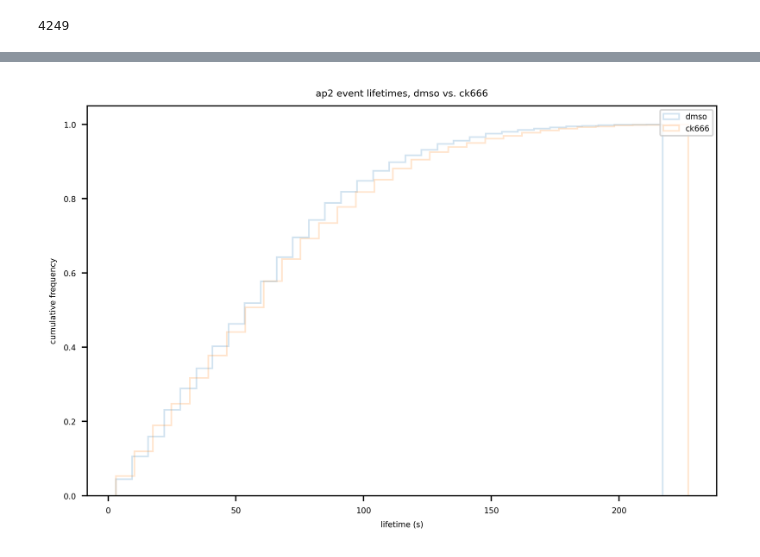
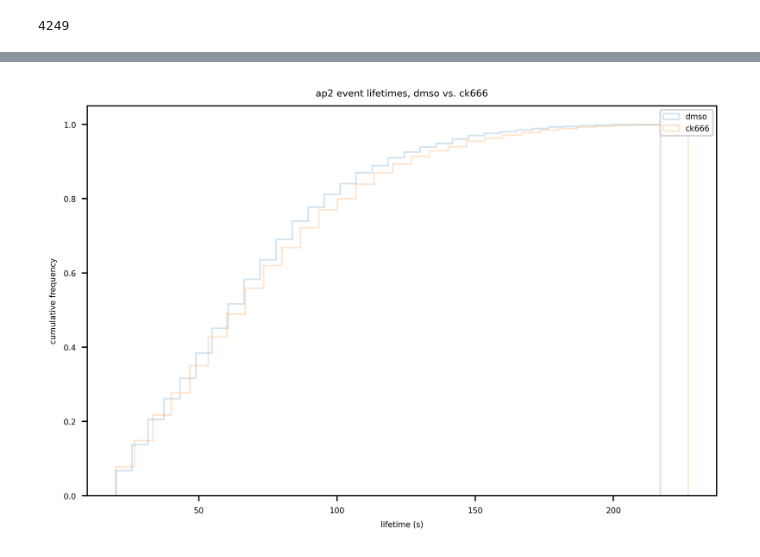
Before and after one commit to DrubinBarnes/Jin_Shirazinejad_et_al_branched_actin_manuscript, a Jupyter notebook: analysis/simplified_workflow_20220211/nb08d_compare_dmso_ck666_dnm2pos_event_lifetimes.ipynb, the cells around one changed output, grey strips where cells are left out. Drawn from its saved outputs; the diff is of its cells as text; code cells hidden in the pictures.

```diff
--- a/analysis/simplified_workflow_20220211/nb08d_compare_dmso_ck666_dnm2pos_event_lifetimes.ipynb
+++ b/analysis/simplified_workflow_20220211/nb08d_compare_dmso_ck666_dnm2pos_event_lifetimes.ipynb
@@ -197,14 +184,14 @@ array([[216],
 # %%
 plt.rcParams['figure.dpi']=500
 plt.rcParams['figure.figsize']=(6,4)
-plt.hist(track_features_dmso, alpha=0.2, label='dmso', bins='auto', density=True, cumulative=True, histtype='step')
-plt.hist(track_features_ck666, alpha=0.2, label='ck666', bins='auto', density=True, cumulative=True, histtype='step')
+plt.hist(track_features_dmso[np.where(track_features_dmso>=20)[0]], alpha=0.2, label='dmso', bins='auto', density=True, cumulative=True, histtype='step')
+plt.hist(track_features_ck666[np.where(track_features_ck666>=20)[0]], alpha=0.2, label='ck666', bins='auto', density=True, cumulative=True, histtype='step')
 plt.rcParams.update({'font.size': 5})
 plt.xlabel('lifetime (s)')
 plt.ylabel('cumulative frequency')
 plt.title('ap2 event lifetimes, dmso vs. ck666')
 plt.legend()
 plt.tight_layout()
 # plt.savefig(unique_user_saved_outputs+'/plots/fig_4a_ccplifetimes_plusminus_arpc3_histogram_density_sigdnm2peak_zeropadding.png')
 # %% [output]
-[figure, old version]
+[figure, new version]
```
Also changed, not shown: parts of 2 cells of this notebook.
